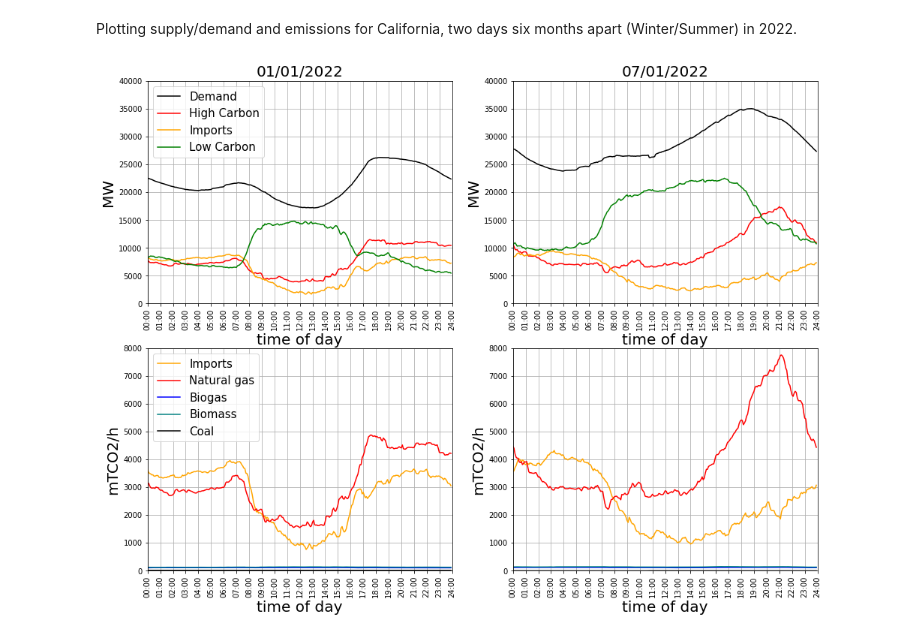
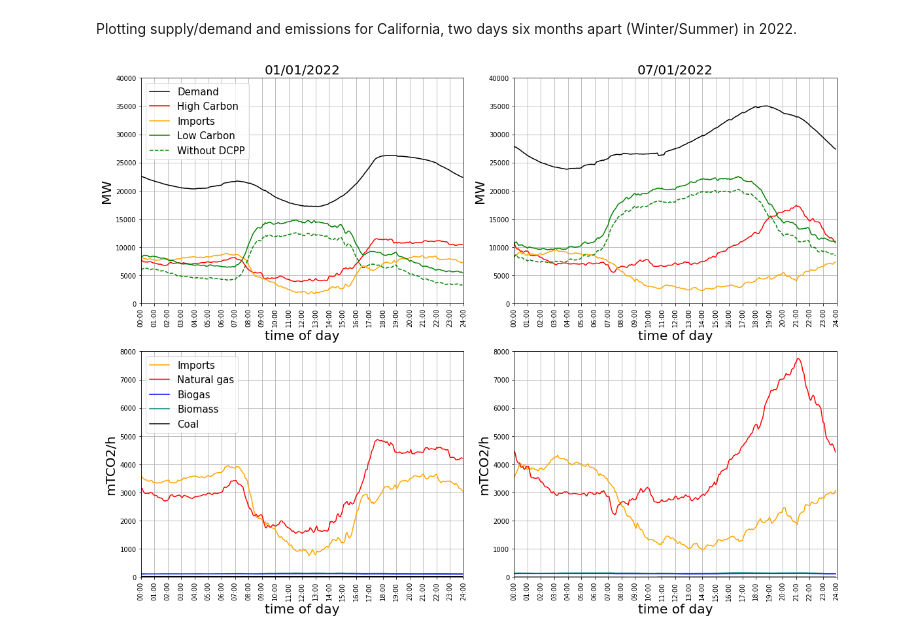
Before and after one commit to dedx/energyanalysis, a Jupyter notebook: CAISO-DataPresentation.ipynb, the cells around one changed output. Saved outputs shown, nothing was run; the diff lists cells and outputs as text; code cells hidden in the pictures.

Commit message:
add low-carbon without DCPP to supply plots

```diff
--- a/CAISO-DataPresentation.ipynb
+++ b/CAISO-DataPresentation.ipynb
@@ -31,6 +31,7 @@ import numpy as np
 # %%
 supdf = pd.read_csv('CAISO-ImportsInstate-2022.csv')
 co2df = pd.read_csv('CAISO-co2-per-resource-2022.csv')
+allsupdf = pd.read_csv('CAISO-allsupply-2022.csv')
 # %%
 date1 = "01/01/2022"
 date2 = "07/01/2022"
@@ -40,6 +41,9 @@ jul1sup = supdf.loc[supdf['Date'].str.contains(date2)]
 
 jan1co2 = co2df.loc[co2df['Date'].str.contains(date1)]
 jul1co2 = co2df.loc[co2df['Date'].str.contains(date2)]
+
+jan1nuc = allsupdf.loc[allsupdf['Date'].str.contains(date1)]
+jul1nuc = allsupdf.loc[allsupdf['Date'].str.contains(date2)]
 # %%
 timedf = supdf.columns.values[2:].tolist()
 
@@ -49,6 +53,9 @@ ax[0][0].plot(jan1sup.iloc[0][2:].to_numpy(),label=f"{jan1sup.iloc[0][1]}",color
 ax[0][0].plot(jan1sup.iloc[1][2:].to_numpy(),label=f"{jan1sup.iloc[1][1]}",color='r')
 ax[0][0].plot(jan1sup.iloc[2][2:].to_numpy(),label=f"{jan1sup.iloc[2][1]}",color='orange')
 ax[0][0].plot(jan1sup.iloc[3][2:].to_numpy(),label=f"{jan1sup.iloc[3][1]}",color='g')
+nonuc = jan1sup.iloc[3][2:].to_numpy()-jan1nuc.iloc[8][2:].to_numpy()
+ax[0][0].plot(nonuc,label="Without DCPP",color='g',linestyle="--")
+ax[0][0].plot()
 ax[0][0].grid()
 ax[0][0].legend(fontsize=15)
 ax[0][0].set_ylim(0,40000)
@@ -65,6 +72,8 @@ ax[0][1].plot(jul1sup.iloc[0][2:].to_numpy(),label=f"{jul1sup.iloc[0][1]}",color
 ax[0][1].plot(jul1sup.iloc[1][2:].to_numpy(),label=f"{jul1sup.iloc[1][1]}",color='r')
 ax[0][1].plot(jul1sup.iloc[2][2:].to_numpy(),label=f"{jul1sup.iloc[2][1]}",color='orange')
 ax[0][1].plot(jul1sup.iloc[3][2:].to_numpy(),label=f"{jul1sup.iloc[3][1]}",color='g')
+nonuc2 = jul1sup.iloc[3][2:].to_numpy()-jul1nuc.iloc[8][2:].to_numpy()
+ax[0][1].plot(nonuc2,label="Without DCPP",color='g',linestyle="--")
 ax[0][1].grid()
 ax[0][1].set_ylim(0,40000)
 ax[0][1].set_xlim(0,287)
@@ -82,33 +91,33 @@ ax[1][0].plot(jan1co2.iloc[2][2:].to_numpy(),label=f"{jan1co2.iloc[2][1]}",color
 ax[1][0].plot(jan1co2.iloc[3][2:].to_numpy(),label=f"{jan1co2.iloc[3][1]}",color='teal')
 #ax[1][0].plot(jan1co2.iloc[4][2:].to_numpy(),label=f"{jan1co2.iloc[4][1]}",color='brown') #geothermal
 ax[1][0].plot(jan1co2.iloc[5][2:].to_numpy(),label=f"{jan1co2.iloc[5][1]}",color='k')
 ax[1][0].legend(fontsize=15,loc="upper left")
 ax[1][0].grid()
 ax[1][0].set_ylim(0,8000)
 ax[1][0].set_xlim(0,287)
 ax[1][0].set_ylabel('mTCO2/h',fontsize=20)
 ax[1][0].set_xlabel('time of day',fontsize=20)
 ax[1][0].set_xticks(np.arange(0,300,12))
 labels = timedf[::12]
 labels.append('24:00')
 ax[1][0].set_xticklabels(labels,rotation=90);
 
 ax[1][1].plot(jul1co2.iloc[0][2:].to_numpy(),label=f"{jul1co2.iloc[0][1]}",color='orange')
 ax[1][1].plot(jul1co2.iloc[1][2:].to_numpy(),label=f"{jul1co2.iloc[1][1]}",color='r')
 ax[1][1].plot(jul1co2.iloc[2][2:].to_numpy(),label=f"{jul1co2.iloc[2][1]}",color='b')
 ax[1][1].plot(jul1co2.iloc[3][2:].to_numpy(),label=f"{jul1co2.iloc[3][1]}",color='teal')
 #ax[1][1].plot(jul1co2.iloc[4][2:].to_numpy(),label=f"{jul1co2.iloc[4][1]}",color='brown') #geothermal
 ax[1][1].plot(jul1co2.iloc[5][2:].to_numpy(),label=f"{jul1co2.iloc[5][1]}",color='k')
 ax[1][1].grid()
 ax[1][1].set_ylim(0,8000)
 ax[1][1].set_xlim(0,287)
 ax[1][1].set_ylabel('mTCO2/h',fontsize=20)
 ax[1][1].set_xlabel('time of day',fontsize=20)
 ax[1][1].set_xticks(np.arange(0,300,12))
 labels = timedf[::12]
 labels.append('24:00')
 ax[1][1].set_xticklabels(labels,rotation=90);
-
-plt.savefig("EnergyAnalysis.png")
+plt.tight_layout()
+plt.savefig("EnergyAnalysis.png", dpi=300)
 # %% [output]
-[figure, old version]
+[figure, new version]
```
Also changed, not shown: parts of 1 cell of this notebook.
